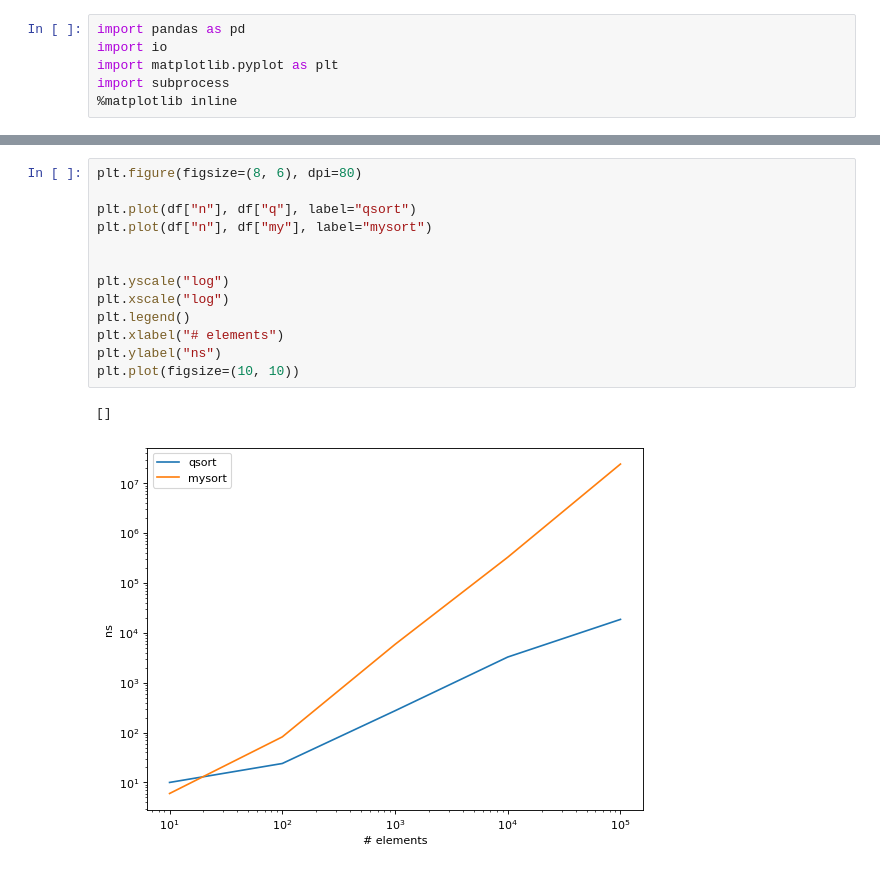
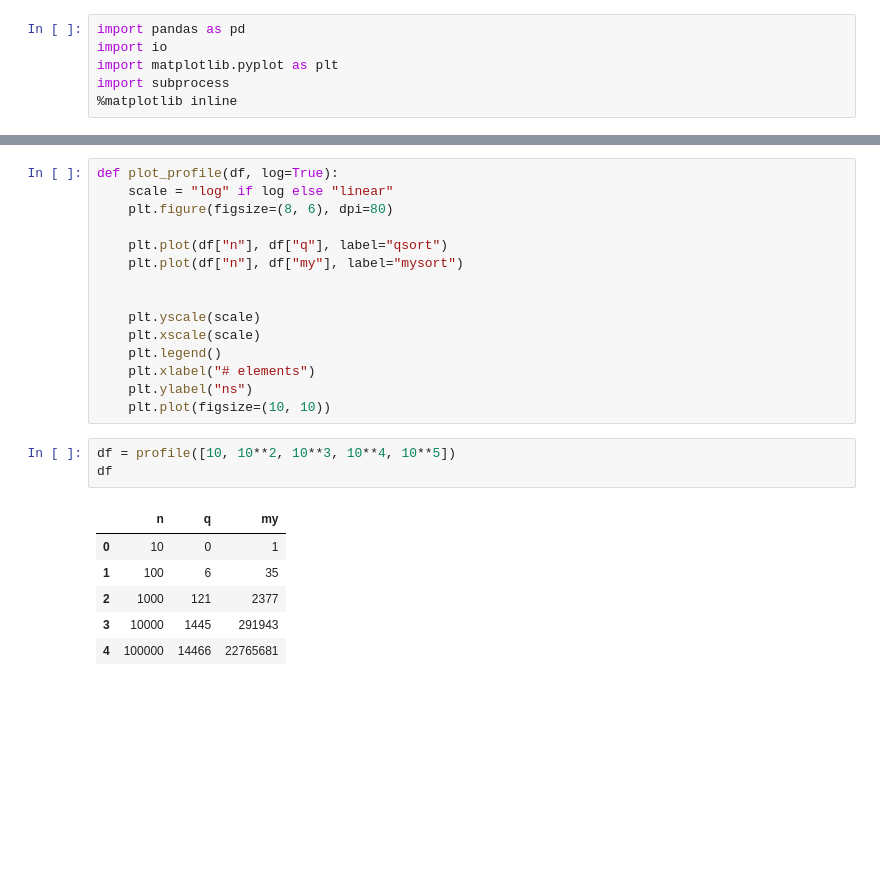
Before and after one commit to awarebayes/cprog, a Jupyter notebook: lab_07_01_02/EDA.ipynb, the cells around one changed output, grey strips where cells are left out. Drawn from its saved outputs; the diff is of its cells as text; blank space fills up the shorter version.

```diff
--- a/lab_07_01_02/EDA.ipynb
+++ b/lab_07_01_02/EDA.ipynb
@@ -20,16 +14,25 @@ df
 # %%
-plt.figure(figsize=(8, 6), dpi=80)
+def plot_profile(df, log=True):
+    scale = "log" if log else "linear"
+    plt.figure(figsize=(8, 6), dpi=80)
 
-plt.plot(df["n"], df["q"], label="qsort")
-plt.plot(df["n"], df["my"], label="mysort")
+    plt.plot(df["n"], df["q"], label="qsort")
+    plt.plot(df["n"], df["my"], label="mysort")
 
 
-plt.yscale("log")
-plt.xscale("log")
-plt.legend()
-plt.xlabel("# elements")
-plt.ylabel("ns")
-plt.plot(figsize=(10, 10))
+    plt.yscale(scale)
+    plt.xscale(scale)
+    plt.legend()
+    plt.xlabel("# elements")
+    plt.ylabel("ns")
+    plt.plot(figsize=(10, 10))
-# %% [output]
-[]
-[figure, removed]
+# %%
+df = profile([10, 10**2, 10**3, 10**4, 10**5])
+df
+# %% [output]
+|  | n | q | my |
+| 0 | 10 | 0 | 1 |
+| 1 | 100 | 6 | 35 |
+| 2 | 1000 | 121 | 2377 |
+| 3 | 10000 | 1445 | 291943 |
+| 4 | 100000 | 14466 | 22765681 |
```
Also changed, not shown: parts of 4 cells of this notebook, 3 other files.
